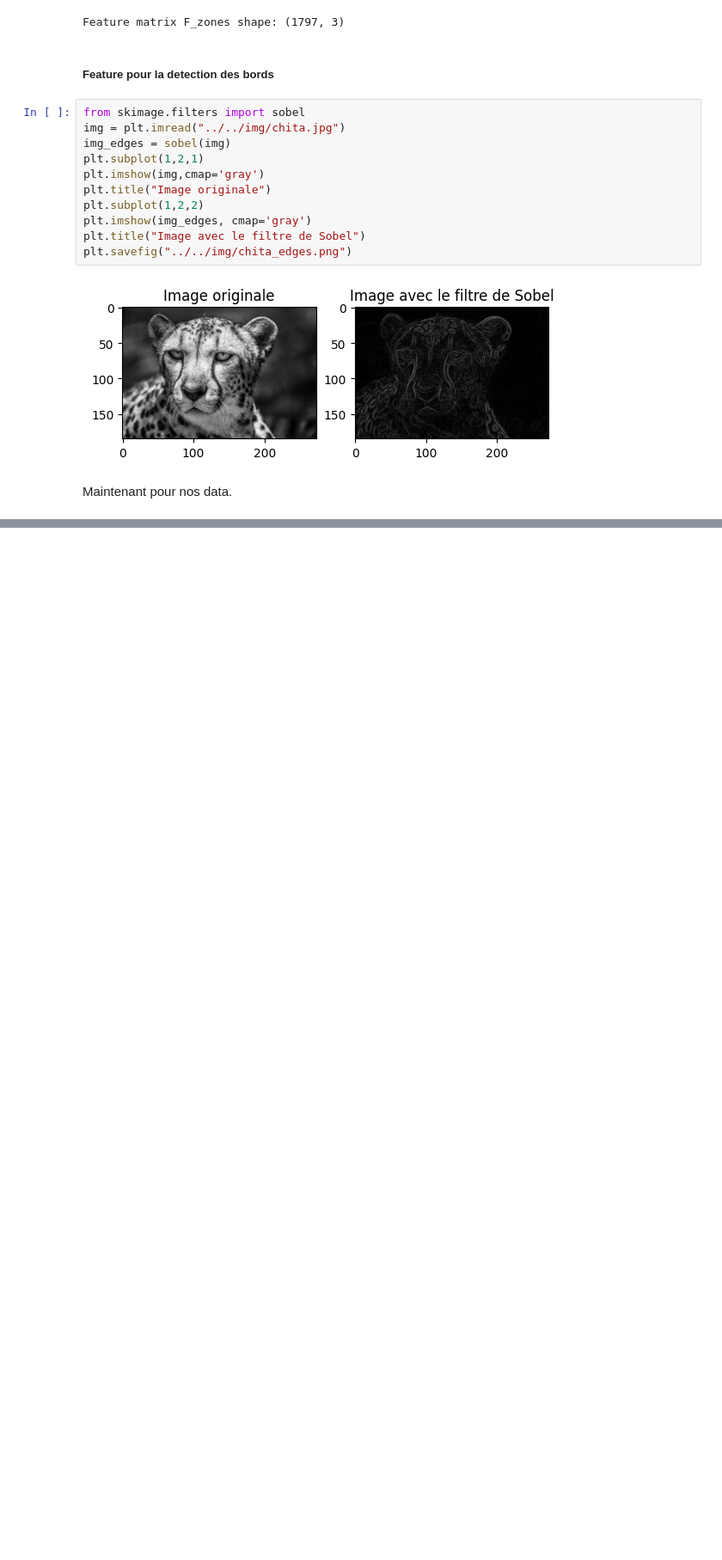
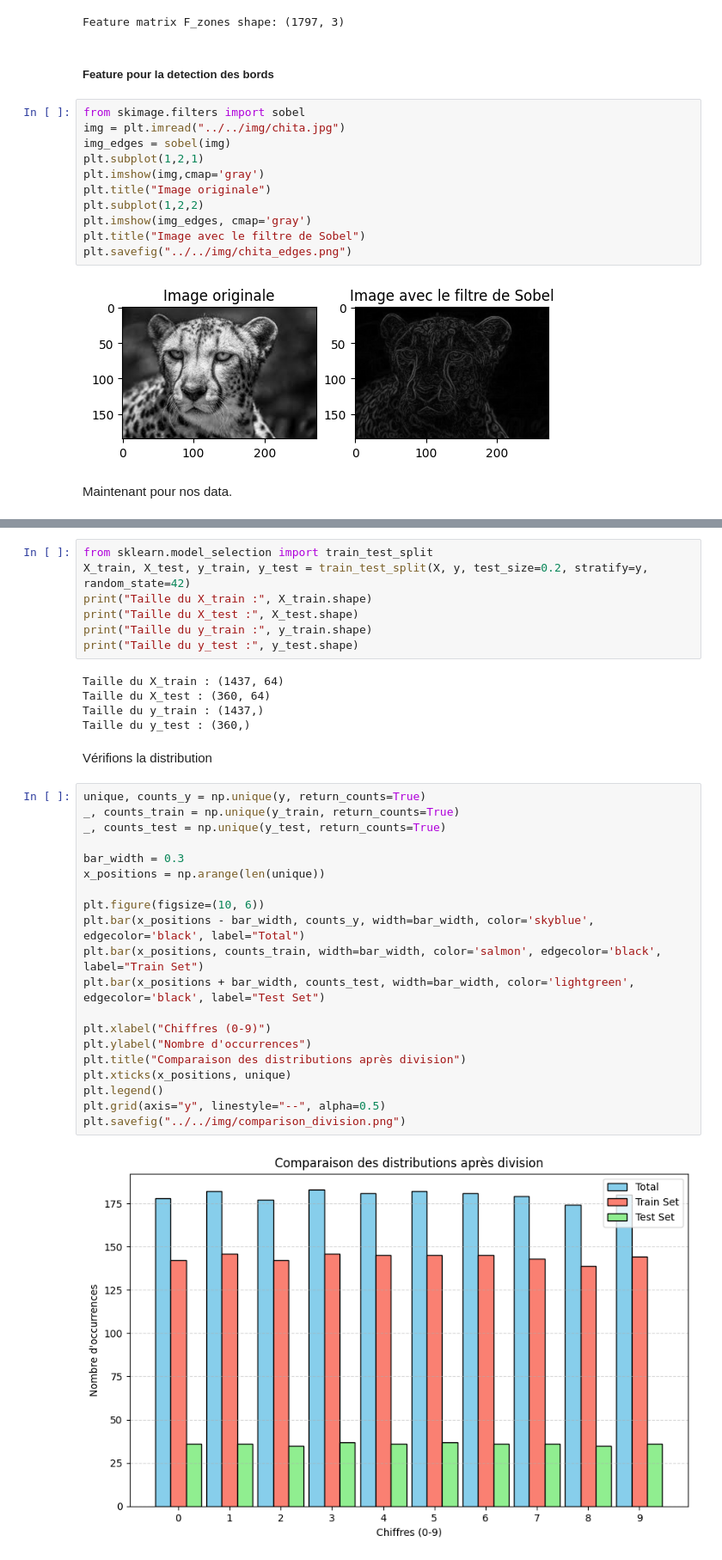
Before and after one commit to bogwee/intro_ml_2025, a Jupyter notebook: src/amine/code3.ipynb, the cells around one changed output, grey strips where cells are left out. Shown at 86% size. Saved outputs shown, nothing was run; the diff lists cells and outputs as text; blank space fills up the shorter version.

```diff
--- a/src/amine/code3.ipynb
+++ b/src/amine/code3.ipynb
@@ -201,0 +233,36 @@ Dimensions après traitement : (1797,)
+# %%
+from sklearn.model_selection import train_test_split
+X_train, X_test, y_train, y_test = train_test_split(X, y, test_size=0.2, stratify=y, random_state=42)
+print("Taille du X_train :", X_train.shape)
+print("Taille du X_test :", X_test.shape)
+print("Taille du y_train :", y_train.shape)
+print("Taille du y_test :", y_test.shape)
+# %% [output]
+Taille du X_train : (1437, 64)
+Taille du X_test : (360, 64)
+Taille du y_train : (1437,)
+Taille du y_test : (360,)
+# %% [markdown]
+ Vérifions la distribution
+# %%
+unique, counts_y = np.unique(y, return_counts=True)
+_, counts_train = np.unique(y_train, return_counts=True)
+_, counts_test = np.unique(y_test, return_counts=True)
+
+bar_width = 0.3
+x_positions = np.arange(len(unique))
+
+plt.figure(figsize=(10, 6))
+plt.bar(x_positions - bar_width, counts_y, width=bar_width, color='skyblue', edgecolor='black', label="Total")
+plt.bar(x_positions, counts_train, width=bar_width, color='salmon', edgecolor='black', label="Train Set")
+plt.bar(x_positions + bar_width, counts_test, width=bar_width, color='lightgreen', edgecolor='black', label="Test Set")
+
+plt.xlabel("Chiffres (0-9)")
+plt.ylabel("Nombre d'occurrences")
+plt.title("Comparaison des distributions après division")
+plt.xticks(x_positions, unique)
+plt.legend()
+plt.grid(axis="y", linestyle="--", alpha=0.5)
+plt.savefig("../../img/comparison_division.png")
+# %% [output]
+[figure, added]
```
Also changed, not shown: parts of 9 cells of this notebook, 2 other files.
